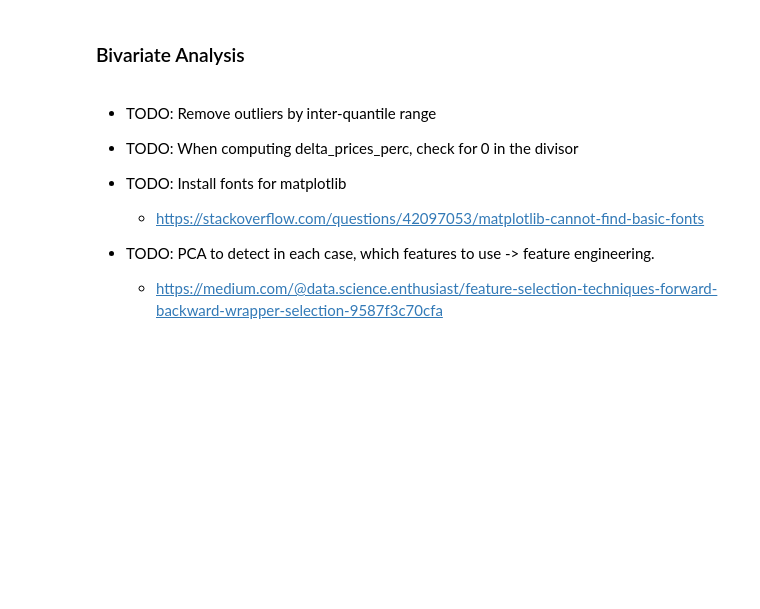
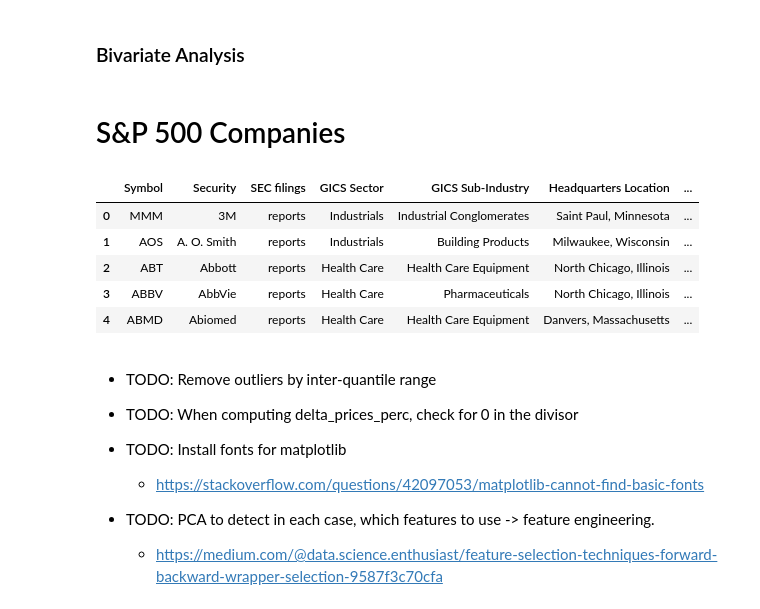
Before and after one commit to Nil-Andreu/forecasting-app, a Jupyter notebook: injestion/injestion/01. Yahoo Finance API.ipynb, the cells around one changed output. Saved outputs shown, nothing was run; the diff lists cells and outputs as text; code cells hidden in the pictures; blank space fills up the shorter version.

```diff
--- a/injestion/injestion/01. Yahoo Finance API.ipynb
+++ b/injestion/injestion/01. Yahoo Finance API.ipynb
@@ -301,6 +301,22 @@ delta_prices_perc["Delta Close Perc"].plot(kind="box", figsize=(12, 6), color="g
 [figure]
 # %% [markdown]
 ### Bivariate Analysis
+# %% [markdown]
+# S&P 500 Companies
+# %%
+# We can get the S&P500 companies by reading directly to the table of wikipedia
+wiki_url = "https://en.wikipedia.org/wiki/List_of_S%26P_500_companies"
+
+sp_companies = pd.read_html(wiki_url, header=0)[0]
+
+sp_companies.head()
+# %% [output]
+|  | Symbol | Security | SEC filings | GICS Sector | GICS Sub-Industry | Headquarters Location | ... |
+| 0 | MMM | 3M | reports | Industrials | Industrial Conglomerates | Saint Paul, Minnesota | ... |
+| 1 | AOS | A. O. Smith | reports | Industrials | Building Products | Milwaukee, Wisconsin | ... |
+| 2 | ABT | Abbott | reports | Health Care | Health Care Equipment | North Chicago, Illinois | ... |
+| 3 | ABBV | AbbVie | reports | Health Care | Pharmaceuticals | North Chicago, Illinois | ... |
+| 4 | ABMD | Abiomed | reports | Health Care | Health Care Equipment | Danvers, Massachusetts | ... |
 # %% [markdown]
 - TODO: Remove outliers by inter-quantile range
 
```
